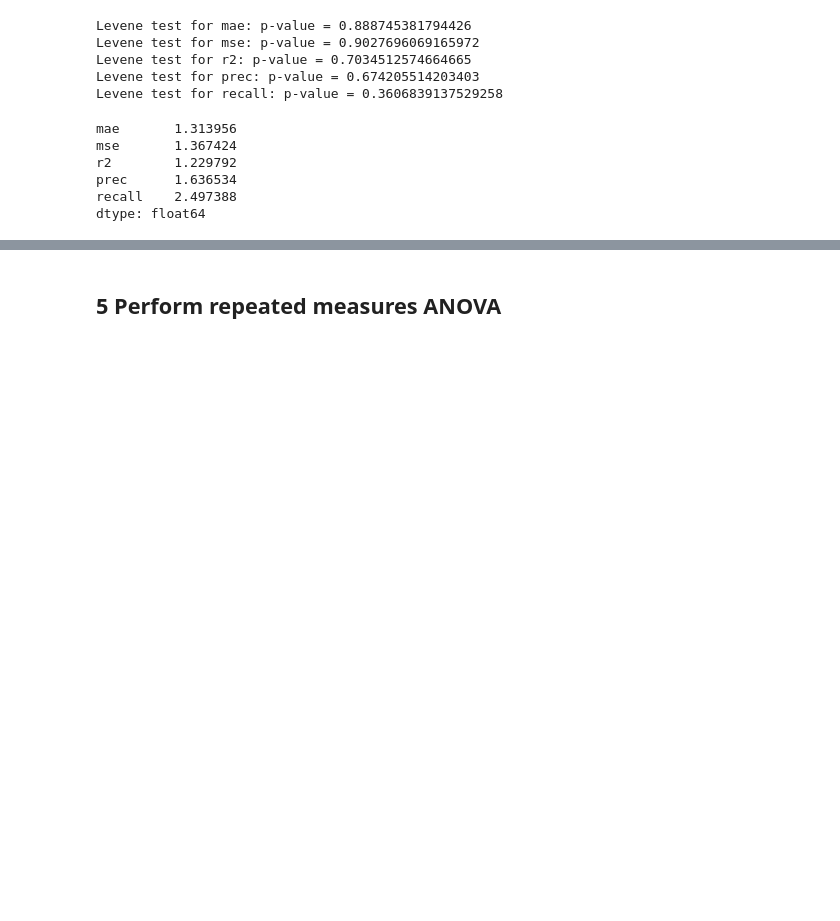
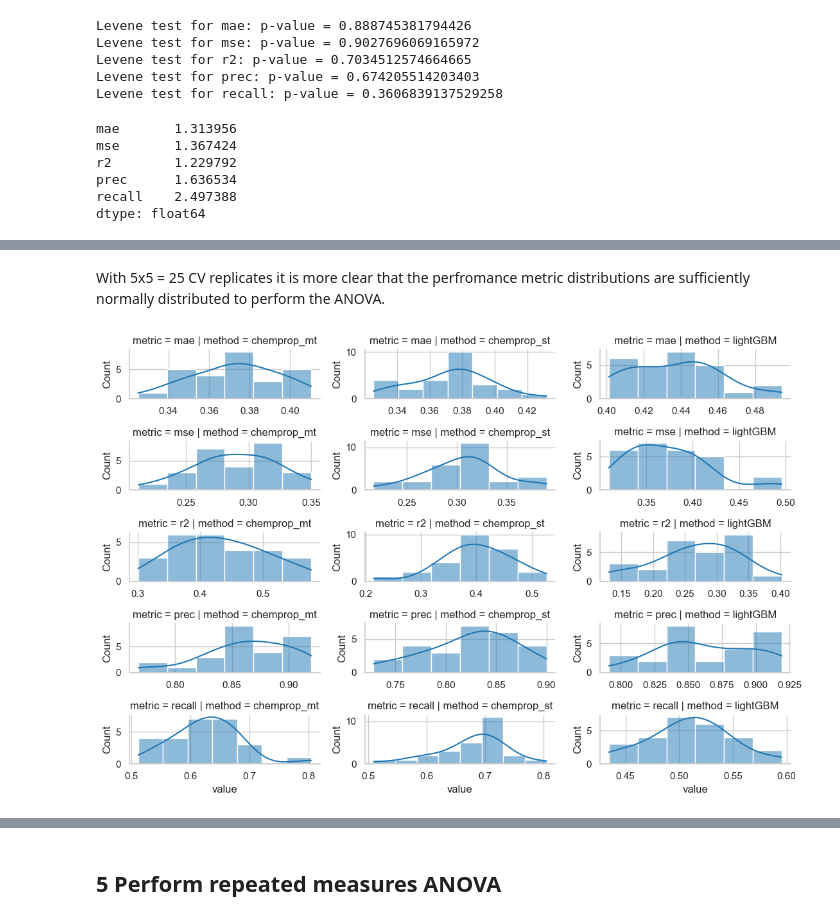
Before and after one commit to polaris-hub/polaris-method-comparison, a Jupyter notebook: ADME_example/ML_Regression_Comparison.ipynb, the cells around one changed output, grey strips where cells are left out. Drawn from its saved outputs; the diff is of its cells as text; code cells hidden in the pictures; blank space fills up the shorter version.

```diff
--- a/ADME_example/ML_Regression_Comparison.ipynb
+++ b/ADME_example/ML_Regression_Comparison.ipynb
@@ -579,0 +397,6 @@ plot_facetgrid(df_scaffold_split_stacked_norm)
+# %% [markdown]
+With 5x5 = 25 CV replicates it is more clear that the perfromance metric distributions are sufficiently normally distributed to perform the ANOVA.
+# %%
+plot_normality_diagnostic(df_input_all[df_input_all["cv_cycle"] <= 25], metric_ls)
+# %% [output]
+[figure, added]
```
Also changed, not shown: parts of 23 cells of this notebook.
